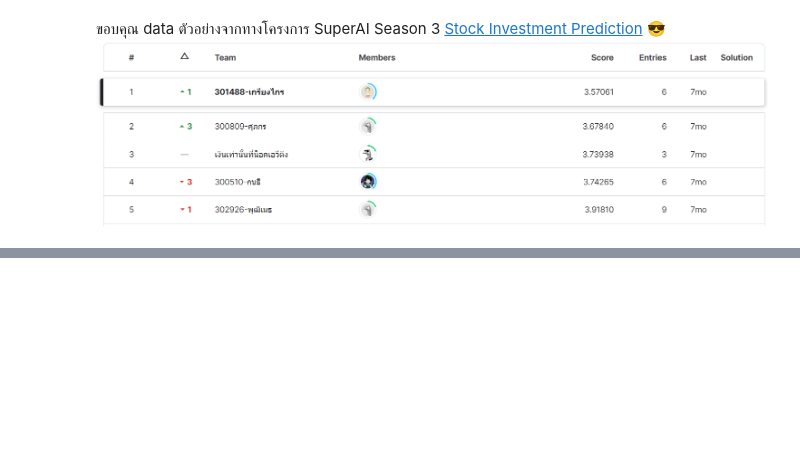
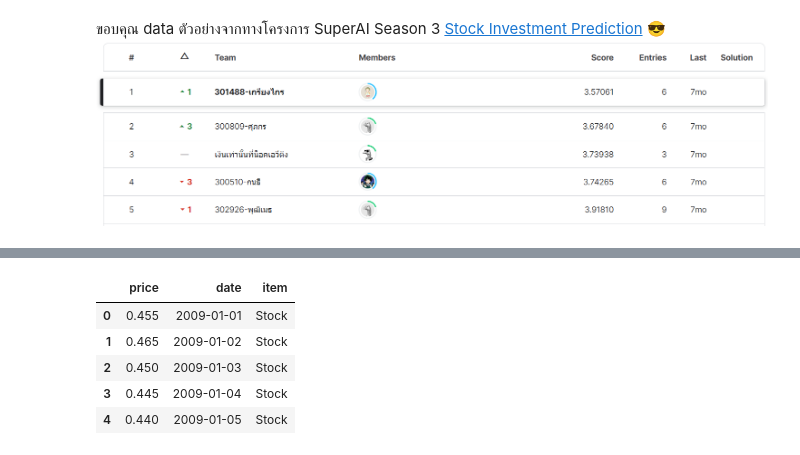
Before and after one commit to kriangkraitan/Learining_Notebook, a Jupyter notebook: Notebook_TimeSeries_Data.ipynb, the cells around one changed output, grey strips where cells are left out. Cells and saved outputs as stored; diff of their text form; code cells hidden in the pictures; blank space fills up the shorter version.

```diff
--- a/Notebook_TimeSeries_Data.ipynb
+++ b/Notebook_TimeSeries_Data.ipynb
@@ -13,0 +57,3 @@
+# %%
+df = pd.read_csv("/content/train.csv")
+df.head()
@@ -13,0 +67,21 @@
+# %%
+import pandas as pd
+from datetime import datetime, timedelta
+
+# Define start date and number of days
+start_date = datetime(2009, 1, 1)
+num_days = 3200
+
+# Create a list of dates using pandas date_range function
+date_range = pd.date_range(start=start_date, periods=num_days, freq='D')
+df['date'] = pd.DataFrame({'Date': date_range})
+df['item'] = pd.DataFrame(['Stock']*df.shape[0])
+df = df.drop(columns='id')
+df.head()
+# %% [output]
+|  | price | date | item |
+| 0 | 0.455 | 2009-01-01 | Stock |
+| 1 | 0.465 | 2009-01-02 | Stock |
+| 2 | 0.450 | 2009-01-03 | Stock |
+| 3 | 0.445 | 2009-01-04 | Stock |
+| 4 | 0.440 | 2009-01-05 | Stock |
```
Also changed, not shown: parts of 17 cells of this notebook.
